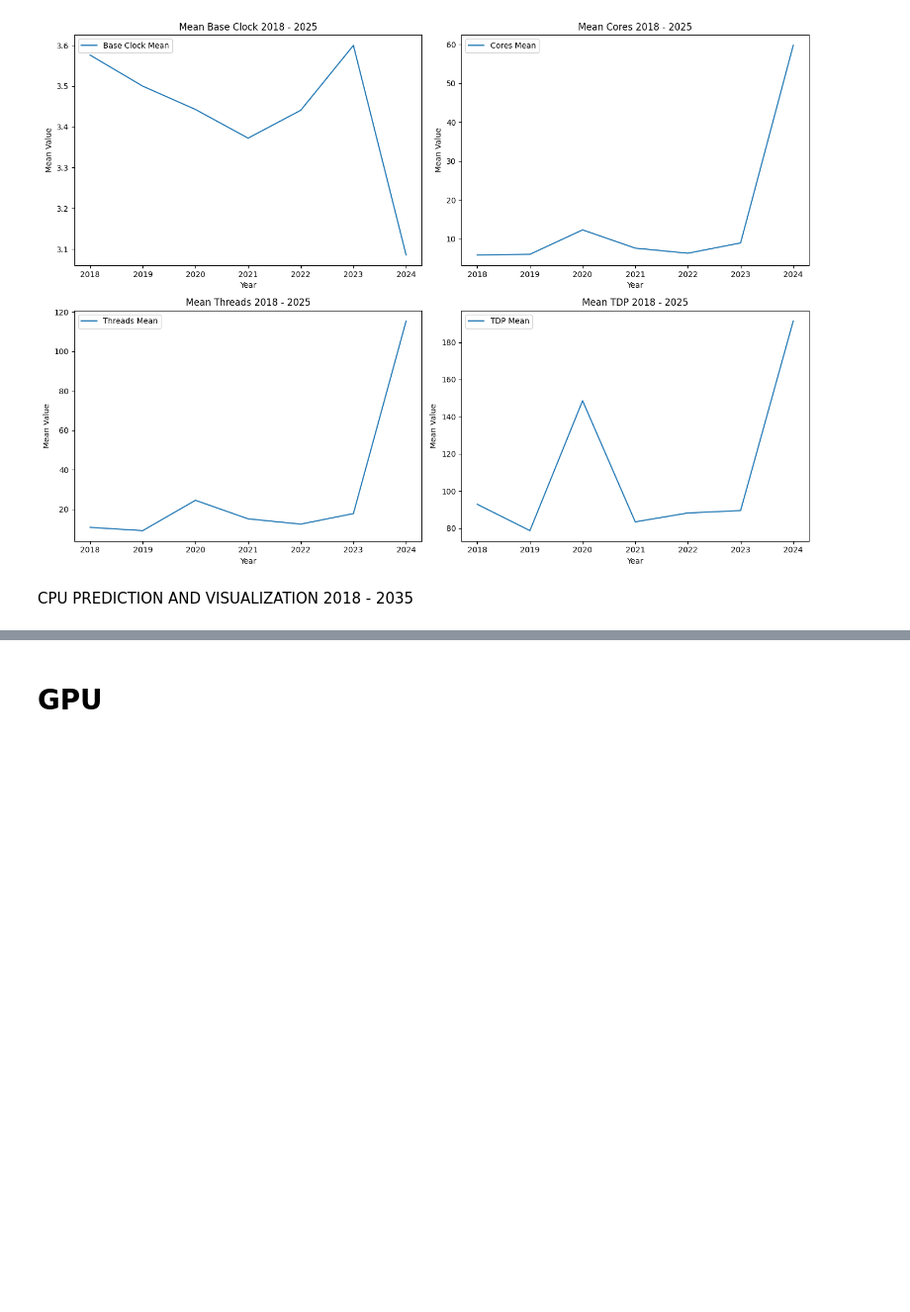
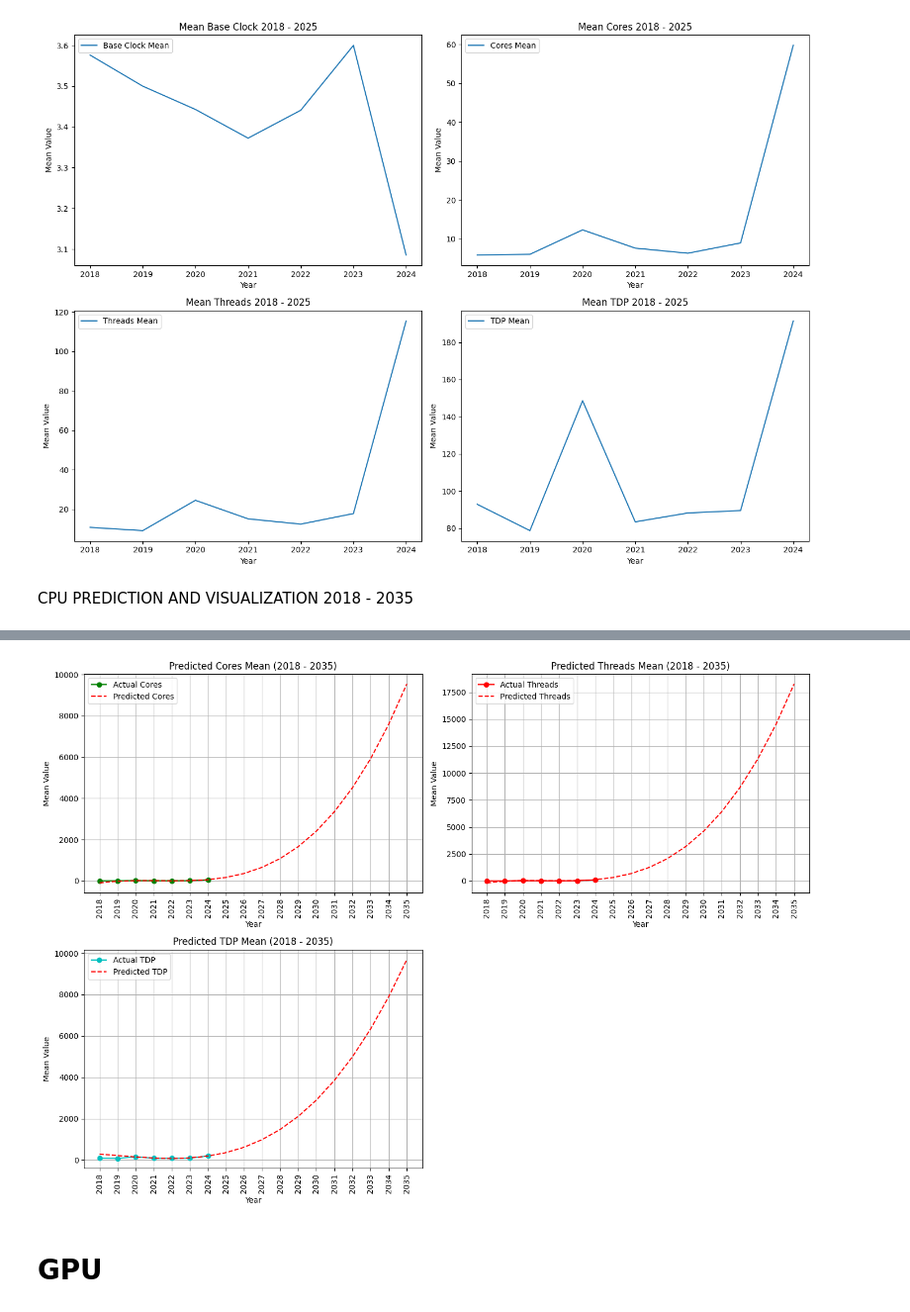
Before and after one commit to GloriaMoraaRiechi/Spring-2025, a Jupyter notebook: CSE720/Database/hardwareSpecifications.ipynb, the cells around one changed output, grey strips where cells are left out. Shown at 99% size. Saved outputs shown, nothing was run; the diff lists cells and outputs as text; code cells hidden in the pictures; blank space fills up the shorter version.

```diff
--- a/CSE720/Database/hardwareSpecifications.ipynb
+++ b/CSE720/Database/hardwareSpecifications.ipynb
@@ -486,0 +251,79 @@ plt.show()
+# %%
+import numpy as np
+import pandas as pd
+import matplotlib.pyplot as plt
+from sklearn.linear_model import LinearRegression
+from sklearn.preprocessing import PolynomialFeatures
+from sklearn.model_selection import train_test_split, cross_val_score
+
+def train_and_predict(X, y, degree=2):
+    """Trains a polynomial regression model and makes predictions."""
+    X_poly = PolynomialFeatures(degree=degree).fit_transform(X)
+    model = LinearRegression().fit(X_poly, y)
+    return model
+
+def evaluate_model(model, X_poly, y):
+    """Evaluates the model using cross-validation."""
+    scores = cross_val_score(model, X_poly, y, cv=5, scoring='neg_mean_squared_error')
+    rmse_scores = np.sqrt(-scores)
+    print(f"RMSE: {rmse_scores.mean():.4f} (+/- {rmse_scores.std():.4f})")
+
+# Prepare data for CPU
+X = df_stats_cpu['Year'].values.reshape(-1, 1)
+
+# Define target variables
+y_base_clock = df_stats_cpu['Base_Clock_mean'].values
+y_cores = df_stats_cpu['Cores_mean'].values
+y_threads = df_stats_cpu['Threads_mean'].values
+y_tdp = df_stats_cpu['TDP_mean'].values
+
+years_to_predict = np.arange(2018, 2036).reshape(-1, 1)
+
+# Train and predict for each feature
+models = {}
+predictions = {}
+y_values = {
+    'base_clock': y_base_clock,
+    'cores': y_cores,
+    'threads': y_threads,
+    'tdp': y_tdp,
+}
+
+for feature, y in y_values.items():
+    X_train, X_test, y_train, y_test = train_test_split(X, y, test_size=0.2, random_state=42)
+    model = train_and_predict(X_train, y_train, degree=3)
+    X_future = PolynomialFeatures(degree=3).fit_transform(years_to_predict)
+    prediction = model.predict(X_future)
+
+    models[feature] = model
+    predictions[feature] = prediction
+
+    # Evaluation
+    X_train_poly = PolynomialFeatures(degree=3).fit_transform(X_train)
+    print(f"Evaluation for {feature}:")
+    evaluate_model(model, X_train_poly, y_train)
+
+# Plotting
+plt.figure(figsize=(14, 10))
+
+plot_data = {
+    # 'base_clock': {'title': 'Predicted Base Clock Mean (2018 - 2035)', 'label_actual': 'Actual Base Clock', 'label_predicted': 'Predicted Base Clock', 'color': 'bo-'},
+    'cores': {'title': 'Predicted Cores Mean (2018 - 2035)', 'label_actual': 'Actual Cores', 'label_predicted': 'Predicted Cores', 'color': 'go-'},
+    'threads': {'title': 'Predicted Threads Mean (2018 - 2035)', 'label_actual': 'Actual Threads', 'label_predicted': 'Predicted Threads', 'color': 'ro-'},
+    'tdp': {'title': 'Predicted TDP Mean (2018 - 2035)', 'label_actual': 'Actual TDP', 'label_predicted': 'Predicted TDP', 'color': 'co-'},
+}
+
+for i, (feature, data) in enumerate(plot_data.items(), 1):
+    plt.subplot(2, 2, i)
+    plt.plot(df_stats_cpu['Year'], y_values[feature], data['color'], label=data['label_actual'])
+    plt.plot(years_to_predict, predictions[feature], 'r--', label=data['label_predicted'])
+    plt.title(data['title'])
+    plt.xlabel('Year')
+    plt.ylabel('Mean Value')
+    plt.legend()
+    plt.xticks(range(2018, 2036), rotation=90)
+    plt.grid(True)
+
+plt.tight_layout()
+plt.show()
+# %% [output]
@@ -487,3 +338,4 @@ plt.show()
+[figure, added]
 # %% [markdown]
 # GPU
 # %% [markdown]
```
Also changed, not shown: parts of 16 cells of this notebook.
